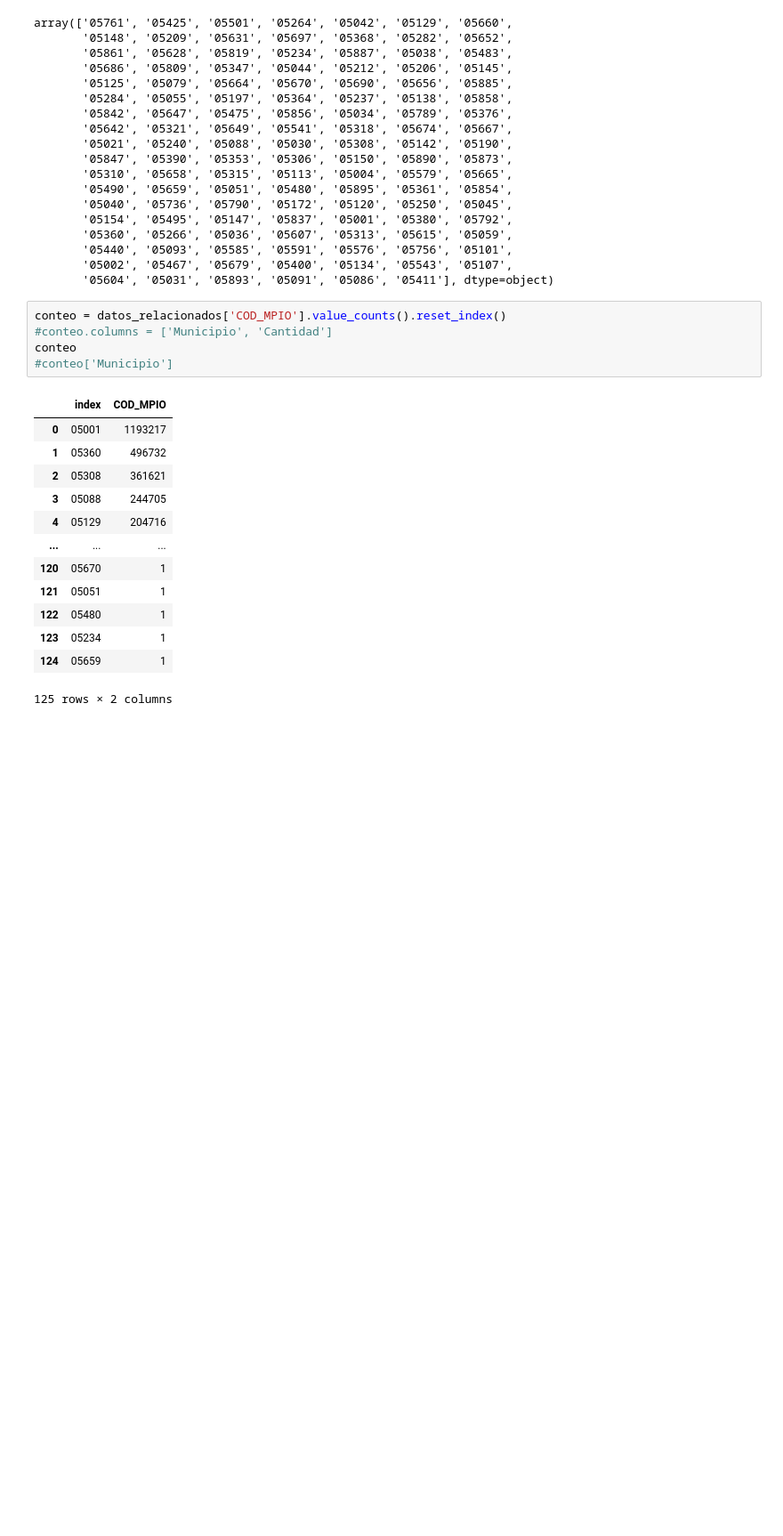
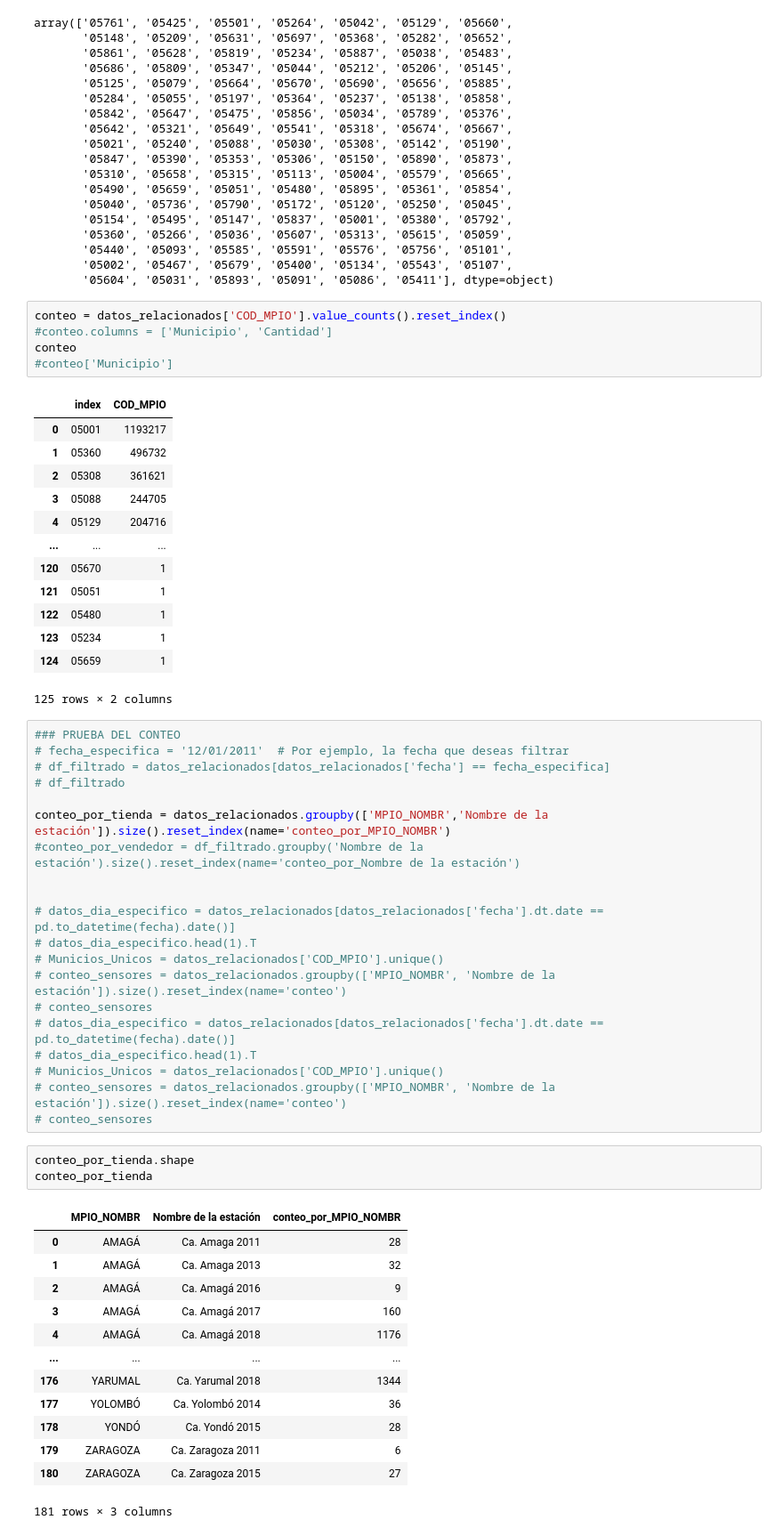
Before and after one commit to stijopa/Tesis, a Jupyter notebook: EDA_Tesis.ipynb, the cells around one changed output. Shown at 89% size. Drawn from its saved outputs; the diff is of its cells as text; blank space fills up the shorter version.

```diff
--- a/EDA_Tesis.ipynb
+++ b/EDA_Tesis.ipynb
@@ -423,3 +435,40 @@ conteo
 | 123 | 05234 | 1 |
 | 124 | 05659 | 1 |
 125 rows × 2 columns
+# %%
+### PRUEBA DEL CONTEO
+# fecha_especifica = '12/01/2011'  # Por ejemplo, la fecha que deseas filtrar
+# df_filtrado = datos_relacionados[datos_relacionados['fecha'] == fecha_especifica]
+# df_filtrado
+
+conteo_por_tienda = datos_relacionados.groupby(['MPIO_NOMBR','Nombre de la estación']).size().reset_index(name='conteo_por_MPIO_NOMBR')
+#conteo_por_vendedor = df_filtrado.groupby('Nombre de la estación').size().reset_index(name='conteo_por_Nombre de la estación')
+
+
+# datos_dia_especifico = datos_relacionados[datos_relacionados['fecha'].dt.date == pd.to_datetime(fecha).date()]
+# datos_dia_especifico.head(1).T
+# Municios_Unicos = datos_relacionados['COD_MPIO'].unique()
+# conteo_sensores = datos_relacionados.groupby(['MPIO_NOMBR', 'Nombre de la estación']).size().reset_index(name='conteo')
+# conteo_sensores
+# datos_dia_especifico = datos_relacionados[datos_relacionados['fecha'].dt.date == pd.to_datetime(fecha).date()]
+# datos_dia_especifico.head(1).T
+# Municios_Unicos = datos_relacionados['COD_MPIO'].unique()
+# conteo_sensores = datos_relacionados.groupby(['MPIO_NOMBR', 'Nombre de la estación']).size().reset_index(name='conteo')
+# conteo_sensores
+# %%
+conteo_por_tienda.shape
+conteo_por_tienda
+# %% [output]
+|  | MPIO_NOMBR | Nombre de la estación | conteo_por_MPIO_NOMBR |
+| 0 | AMAGÁ | Ca. Amaga 2011 | 28 |
+| 1 | AMAGÁ | Ca. Amaga 2013 | 32 |
+| 2 | AMAGÁ | Ca. Amagá 2016 | 9 |
+| 3 | AMAGÁ | Ca. Amagá 2017 | 160 |
+| 4 | AMAGÁ | Ca. Amagá 2018 | 1176 |
+| ... | ... | ... | ... |
+| 176 | YARUMAL | Ca. Yarumal 2018 | 1344 |
+| 177 | YOLOMBÓ | Ca. Yolombó 2014 | 36 |
+| 178 | YONDÓ | Ca. Yondó 2015 | 28 |
+| 179 | ZARAGOZA | Ca. Zaragoza 2011 | 6 |
+| 180 | ZARAGOZA | Ca. Zaragoza 2015 | 27 |
+181 rows × 3 columns
```
Also changed, not shown: parts of 10 cells of this notebook.
